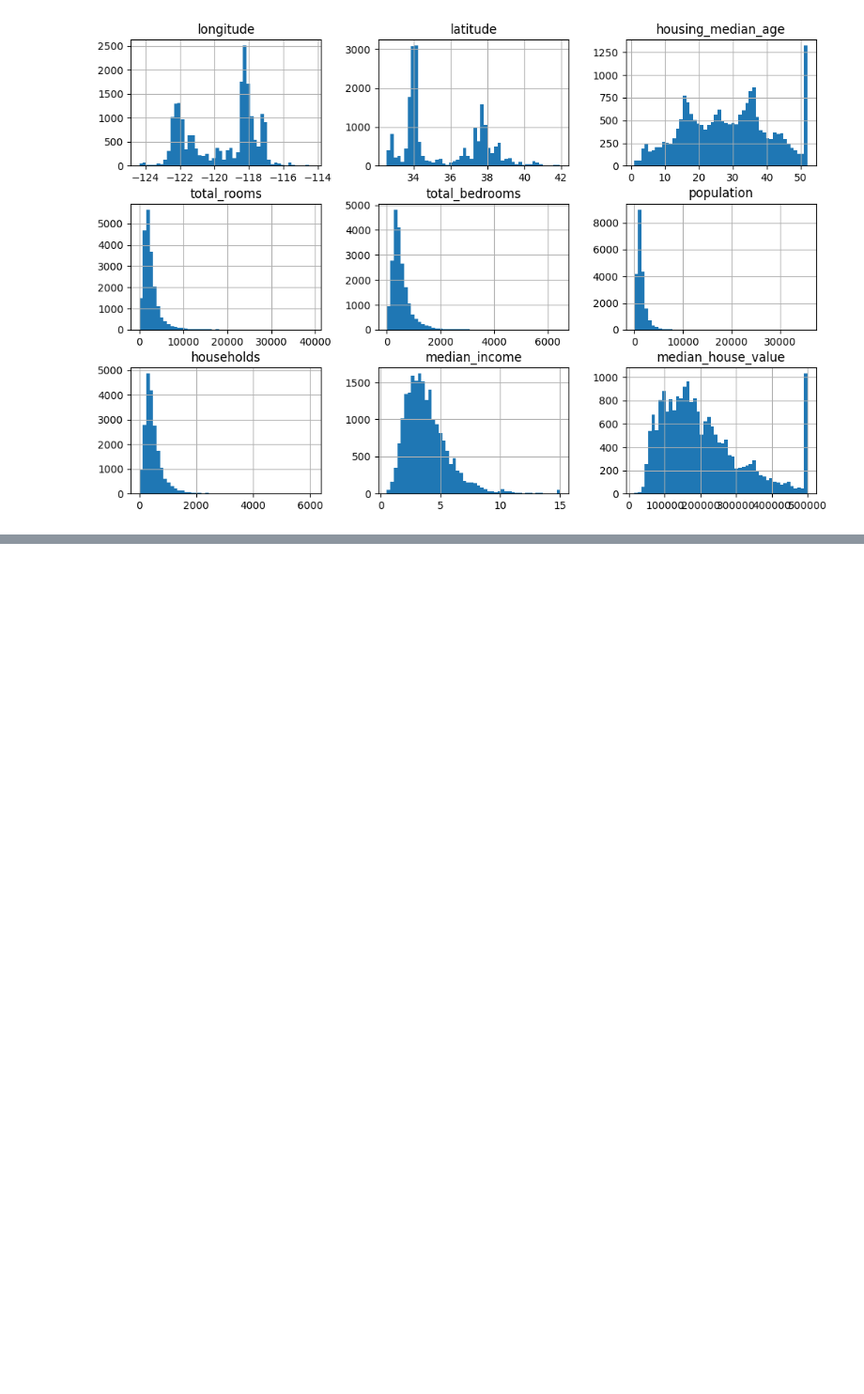
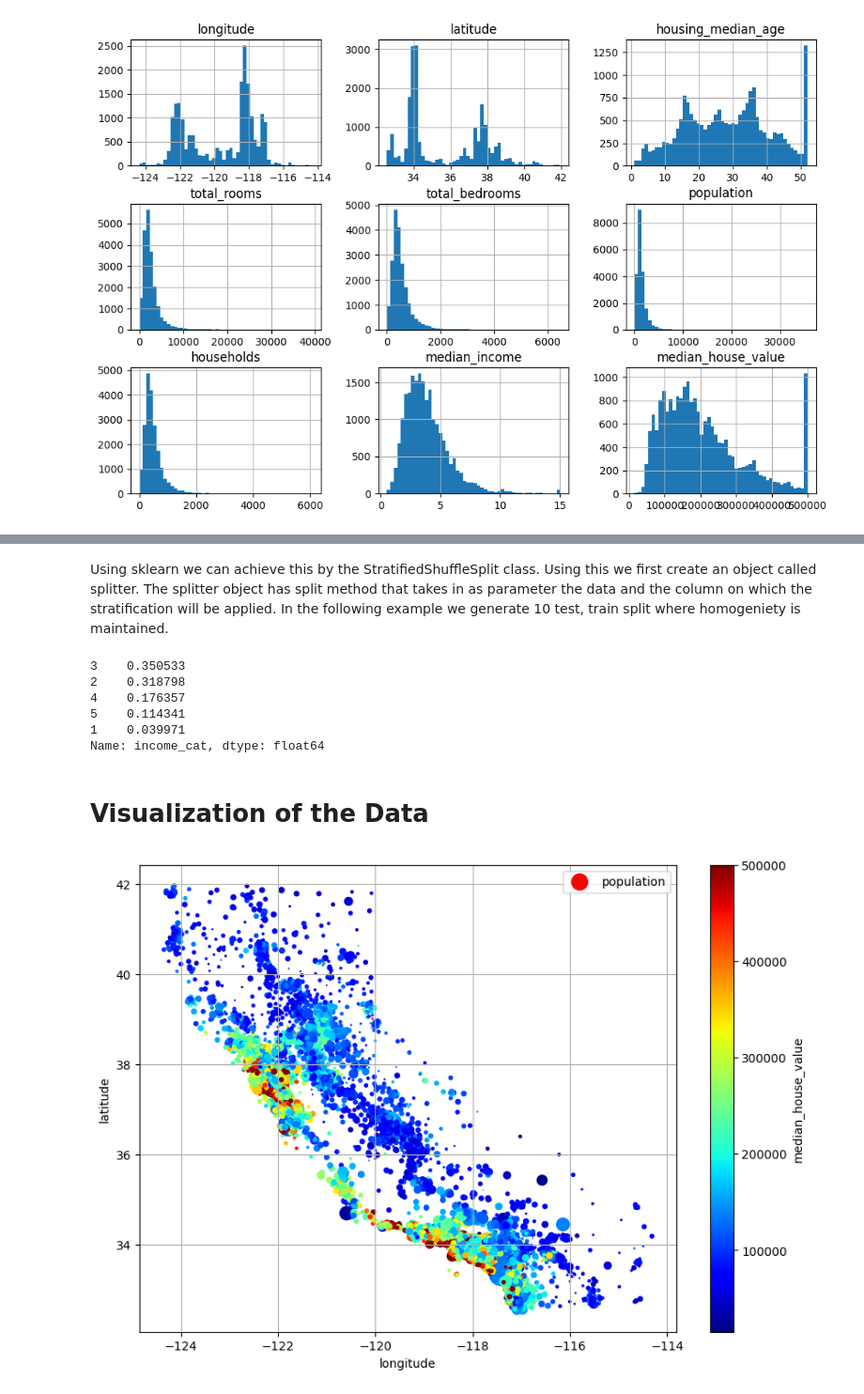
Before and after one commit to suvambh/HandsOnMachineLearning, a Jupyter notebook: Chapter2.ipynb, the cells around one changed output, grey strips where cells are left out. Shown at 94% size. Saved outputs shown, nothing was run; the diff lists cells and outputs as text; code cells hidden in the pictures; blank space fills up the shorter version.

```diff
--- a/Chapter2.ipynb
+++ b/Chapter2.ipynb
@@ -82,0 +113,43 @@ shuffle_and_split_data(housing, 0.2)
+# %% [markdown]
+Using sklearn we can achieve this by the StratifiedShuffleSplit class.
+Using this we first create an object called splitter. The splitter object has split method that takes in as parameter the data and the column on which the stratification will be applied.
+In the following example we generate 10 test, train split where homogeniety is maintained.
+# %%
+from sklearn.model_selection import StratifiedShuffleSplit, train_test_split
+splitter = StratifiedShuffleSplit(n_splits=10, test_size=0.2, random_state=42)
+strat_splits = []
+for train_index, test_index in splitter.split(housing, housing["income_cat"]):
+  strat_train_set_n = housing.iloc[train_index]
+  strat_test_set_n = housing.iloc[test_index]
+  strat_splits.append([strat_train_set_n, strat_test_set_n])
+
+strat_train_set, strat_test_set = strat_splits[0]
+
+# Alternative oneline way of doing this for 1 test-train split :
+strat_train_set, strat_test_set = train_test_split(
+    housing, test_size=0.2, stratify=housing["income_cat"], random_state=42)
+
+strat_test_set["income_cat"].value_counts() / len(strat_test_set)
+# %% [output]
+3    0.350533
+2    0.318798
+4    0.176357
+5    0.114341
+1    0.039971
+Name: income_cat, dtype: float64
+# %%
+# Proper way to drop columns
+for set_ in (strat_train_set, strat_test_set):
+  set_.drop("income_cat", axis=1, inplace=True)
+
+housing = strat_train_set.copy()
+# %% [markdown]
+# Visualization of the Data
+# %%
+housing.plot(kind="scatter", x="longitude", y="latitude", grid=True,
+             s=housing["population"] / 100, label="population",
+             c="median_house_value", cmap="jet", colorbar=True, legend=True,
+             sharex=False, figsize=(10, 7))
+plt.show()
+# %% [output]
+[figure, added]
```
Also changed, not shown: parts of 12 cells of this notebook.
